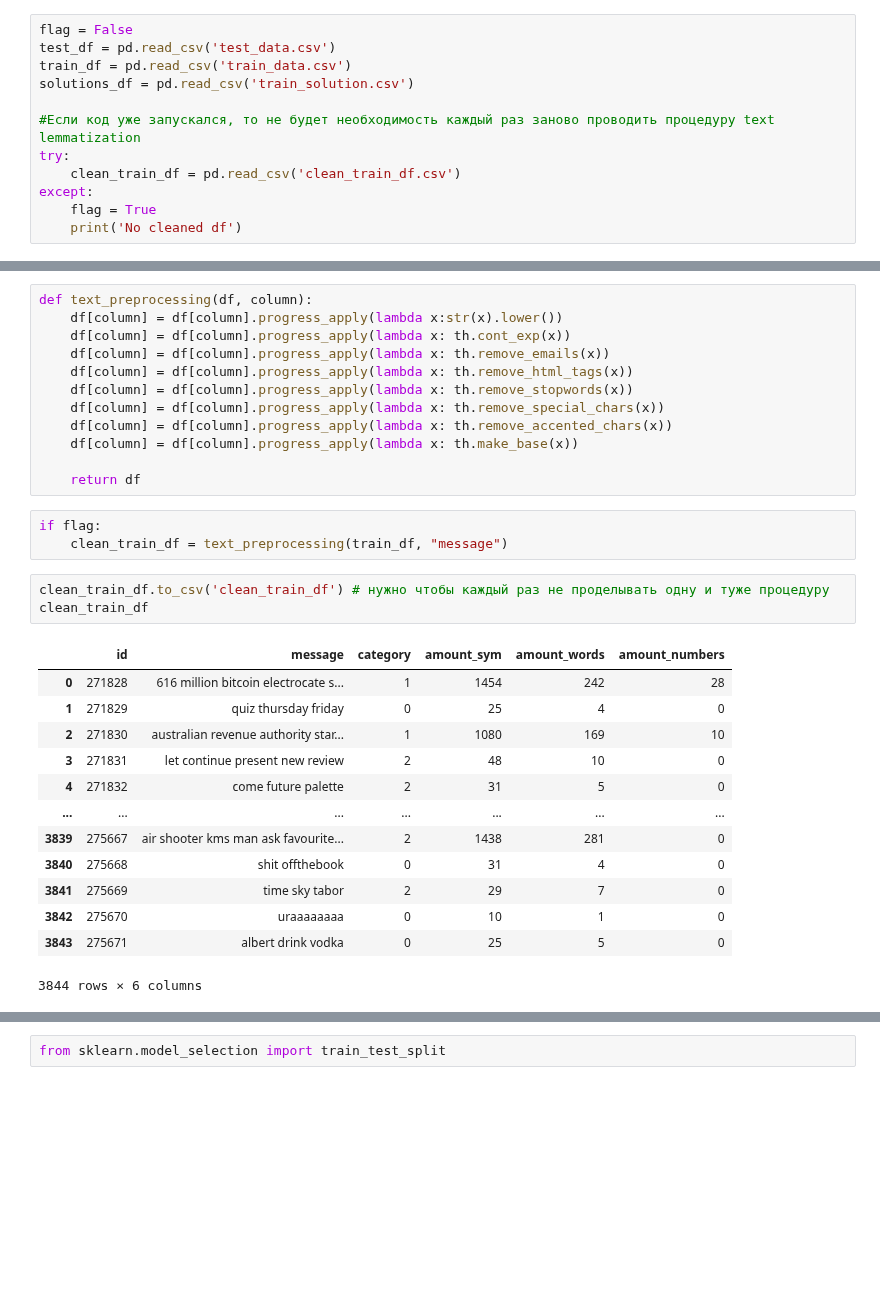
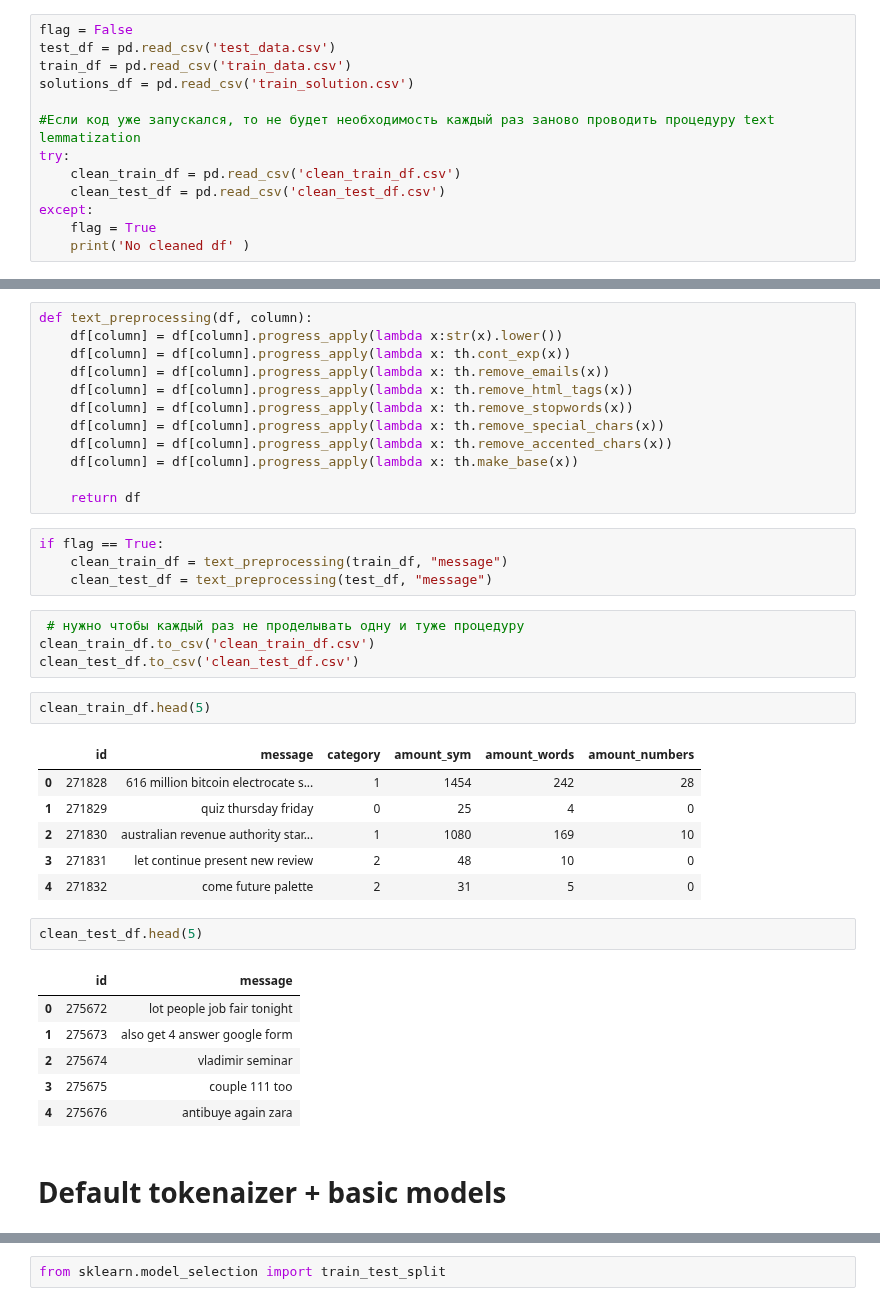
Before and after one commit to EgorMozharov/HW-ML-2, a Jupyter notebook: Model.ipynb, the cells around one changed output, grey strips where cells are left out. Cells and saved outputs as stored; diff of their text form; blank space fills up the shorter version.

```diff
--- a/Model.ipynb
+++ b/Model.ipynb
@@ -26,9 +17,10 @@ solutions_df = pd.read_csv('train_solution.csv')
 #Если код уже запускался, то не будет необходимость каждый раз заново проводить процедуру text lemmatization
 try:
     clean_train_df = pd.read_csv('clean_train_df.csv')
+    clean_test_df = pd.read_csv('clean_test_df.csv')
 except:
     flag = True
-    print('No cleaned df')
+    print('No cleaned df' )
 # %% [output]
 No cleaned df
 # %%
@@ -129,23 +121,31 @@ def text_preprocessing(df, column):
 
     return df
 # %%
-if flag:
+if flag == True:
     clean_train_df = text_preprocessing(train_df, "message")
+    clean_test_df = text_preprocessing(test_df, "message")
 # %%
-clean_train_df.to_csv('clean_train_df') # нужно чтобы каждый раз не проделывать одну и туже процедуру
-clean_train_df
+ # нужно чтобы каждый раз не проделывать одну и туже процедуру
+clean_train_df.to_csv('clean_train_df.csv')
+clean_test_df.to_csv('clean_test_df.csv')
-# %% [output]
-|  | id | message | category | amount_sym | amount_words | amount_numbers |
-| 0 | 271828 | 616 million bitcoin electrocate s... | 1 | 1454 | 242 | 28 |
-| 1 | 271829 | quiz thursday friday | 0 | 25 | 4 | 0 |
-| 2 | 271830 | australian revenue authority star... | 1 | 1080 | 169 | 10 |
-| 3 | 271831 | let continue present new review | 2 | 48 | 10 | 0 |
-| 4 | 271832 | come future palette | 2 | 31 | 5 | 0 |
-| ... | ... | ... | ... | ... | ... | ... |
-| 3839 | 275667 | air shooter kms man ask favourite... | 2 | 1438 | 281 | 0 |
-| 3840 | 275668 | shit offthebook | 0 | 31 | 4 | 0 |
-| 3841 | 275669 | time sky tabor | 2 | 29 | 7 | 0 |
-| 3842 | 275670 | uraaaaaaaa | 0 | 10 | 1 | 0 |
-| 3843 | 275671 | albert drink vodka | 0 | 25 | 5 | 0 |
-3844 rows × 6 columns
+# %%
+clean_train_df.head(5)
+# %% [output]
+|  | id | message | category | amount_sym | amount_words | amount_numbers |
+| 0 | 271828 | 616 million bitcoin electrocate s... | 1 | 1454 | 242 | 28 |
+| 1 | 271829 | quiz thursday friday | 0 | 25 | 4 | 0 |
+| 2 | 271830 | australian revenue authority star... | 1 | 1080 | 169 | 10 |
+| 3 | 271831 | let continue present new review | 2 | 48 | 10 | 0 |
+| 4 | 271832 | come future palette | 2 | 31 | 5 | 0 |
+# %%
+clean_test_df.head(5)
+# %% [output]
+|  | id | message |
+| 0 | 275672 | lot people job fair tonight |
+| 1 | 275673 | also get 4 answer google form |
+| 2 | 275674 | vladimir seminar |
+| 3 | 275675 | couple 111 too |
+| 4 | 275676 | antibuye again zara |
+# %% [markdown]
+# Default tokenaizer + basic models
 # %% [markdown]
```
Also changed, not shown: parts of 33 cells of this notebook, 2 other files.
